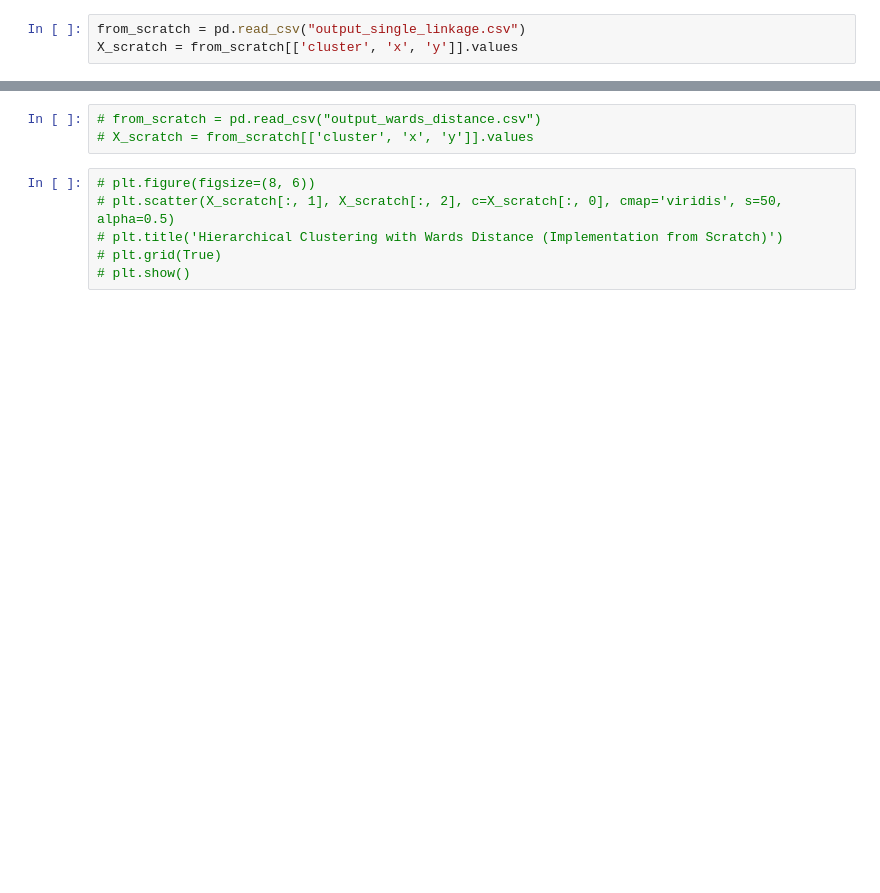
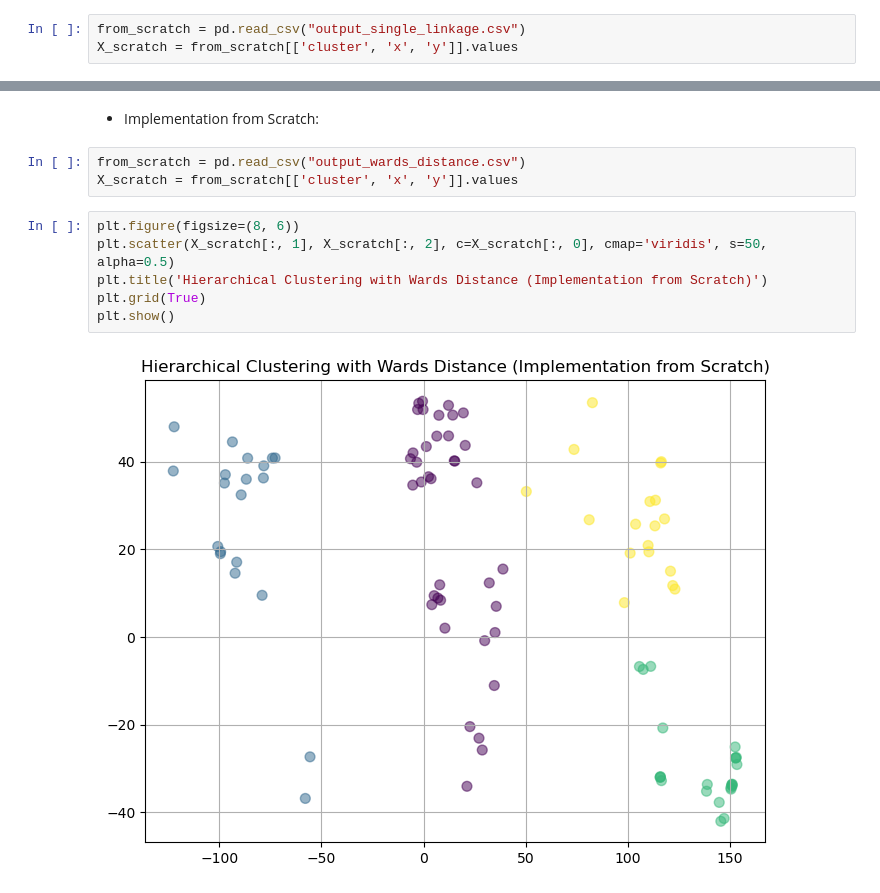
Before and after one commit to will-pang/maching_learning_from_scratch, a Jupyter notebook: Agglomerative_Hierarchical_Clustering/comparison.ipynb, the cells around one changed output, grey strips where cells are left out. Cells and saved outputs as stored; diff of their text form; blank space fills up the shorter version.

Commit message:
Updated Ward's Distance on Jupyter Notebook

```diff
--- a/Agglomerative_Hierarchical_Clustering/comparison.ipynb
+++ b/Agglomerative_Hierarchical_Clustering/comparison.ipynb
@@ -46,9 +58,13 @@ plt.show()
+# %% [markdown]
+- Implementation from Scratch:
 # %%
-# from_scratch = pd.read_csv("output_wards_distance.csv")
-# X_scratch = from_scratch[['cluster', 'x', 'y']].values
+from_scratch = pd.read_csv("output_wards_distance.csv")
+X_scratch = from_scratch[['cluster', 'x', 'y']].values
 # %%
-# plt.figure(figsize=(8, 6))
-# plt.scatter(X_scratch[:, 1], X_scratch[:, 2], c=X_scratch[:, 0], cmap='viridis', s=50, alpha=0.5)
-# plt.title('Hierarchical Clustering with Wards Distance (Implementation from Scratch)')
-# plt.grid(True)
-# plt.show()
+plt.figure(figsize=(8, 6))
+plt.scatter(X_scratch[:, 1], X_scratch[:, 2], c=X_scratch[:, 0], cmap='viridis', s=50, alpha=0.5)
+plt.title('Hierarchical Clustering with Wards Distance (Implementation from Scratch)')
+plt.grid(True)
+plt.show()
+# %% [output]
+[figure, added]
```
Also changed, not shown: parts of 10 cells of this notebook.
